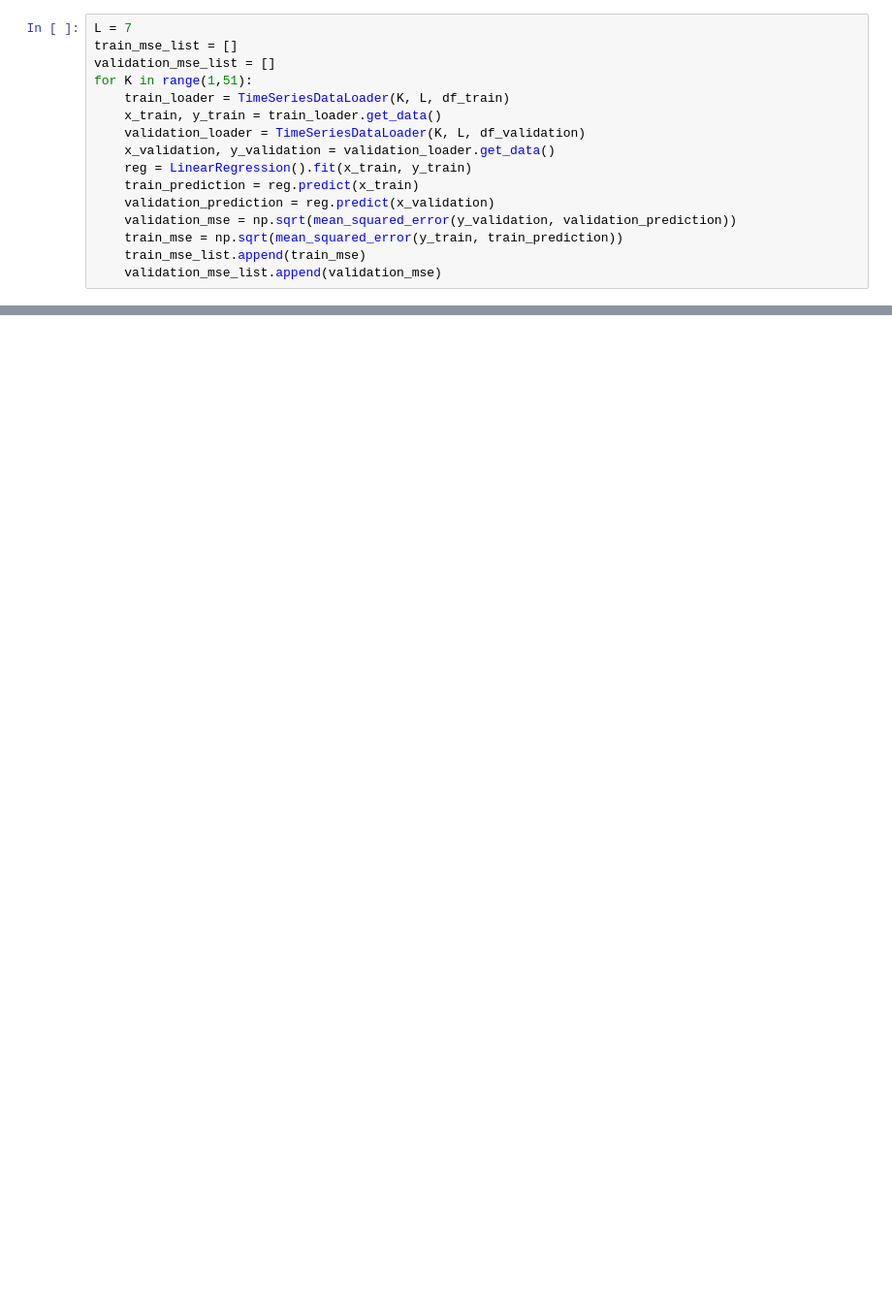
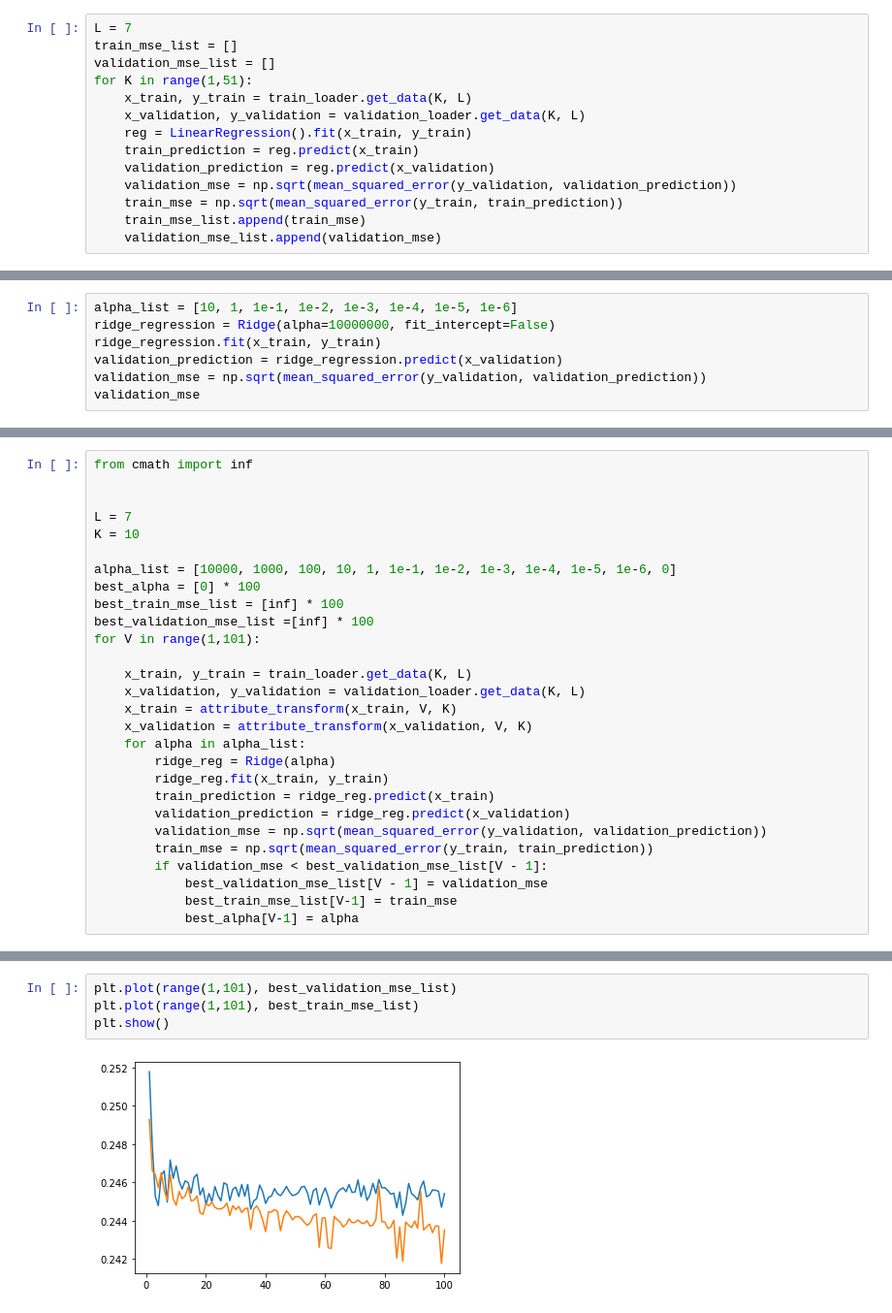
Before and after one commit to pdcos/IA048_Ex1, a Jupyter notebook: prototype.ipynb, the cells around one changed output, grey strips where cells are left out. Shown: that part at 97% size. Drawn from its saved outputs; the diff is of its cells as text; blank space fills up the shorter version.

```diff
--- a/prototype.ipynb
+++ b/prototype.ipynb
@@ -77,10 +105,8 @@ L = 7
 train_mse_list = []
 validation_mse_list = []
 for K in range(1,51):
-    train_loader = TimeSeriesDataLoader(K, L, df_train)
-    x_train, y_train = train_loader.get_data()
-    validation_loader = TimeSeriesDataLoader(K, L, df_validation)
-    x_validation, y_validation = validation_loader.get_data()
+    x_train, y_train = train_loader.get_data(K, L)
+    x_validation, y_validation = validation_loader.get_data(K, L)
     reg = LinearRegression().fit(x_train, y_train)
     train_prediction = reg.predict(x_train)
     validation_prediction = reg.predict(x_validation)
@@ -121,0 +233,7 @@ plt.show()
+# %%
+alpha_list = [10, 1, 1e-1, 1e-2, 1e-3, 1e-4, 1e-5, 1e-6]
+ridge_regression = Ridge(alpha=10000000, fit_intercept=False)
+ridge_regression.fit(x_train, y_train)
+validation_prediction = ridge_regression.predict(x_validation)
+validation_mse = np.sqrt(mean_squared_error(y_validation, validation_prediction))
+validation_mse
@@ -121,0 +242,28 @@ plt.show()
+# %%
+from cmath import inf
+
+
+L = 7
+K = 10
+
+alpha_list = [10000, 1000, 100, 10, 1, 1e-1, 1e-2, 1e-3, 1e-4, 1e-5, 1e-6, 0]
+best_alpha = [0] * 100
+best_train_mse_list = [inf] * 100
+best_validation_mse_list =[inf] * 100
+for V in range(1,101):
+
+    x_train, y_train = train_loader.get_data(K, L)
+    x_validation, y_validation = validation_loader.get_data(K, L)
+    x_train = attribute_transform(x_train, V, K)
+    x_validation = attribute_transform(x_validation, V, K)
+    for alpha in alpha_list:
+        ridge_reg = Ridge(alpha)
+        ridge_reg.fit(x_train, y_train)
+        train_prediction = ridge_reg.predict(x_train)
+        validation_prediction = ridge_reg.predict(x_validation)
+        validation_mse = np.sqrt(mean_squared_error(y_validation, validation_prediction))
+        train_mse = np.sqrt(mean_squared_error(y_train, train_prediction))
+        if validation_mse < best_validation_mse_list[V - 1]:
+            best_validation_mse_list[V - 1] = validation_mse
+            best_train_mse_list[V-1] = train_mse
+            best_alpha[V-1] = alpha
@@ -121,0 +274,6 @@ plt.show()
+# %%
+plt.plot(range(1,101), best_validation_mse_list)
+plt.plot(range(1,101), best_train_mse_list)
+plt.show()
+# %% [output]
+[figure, added]
```
Also changed, not shown: parts of 27 cells of this notebook.
